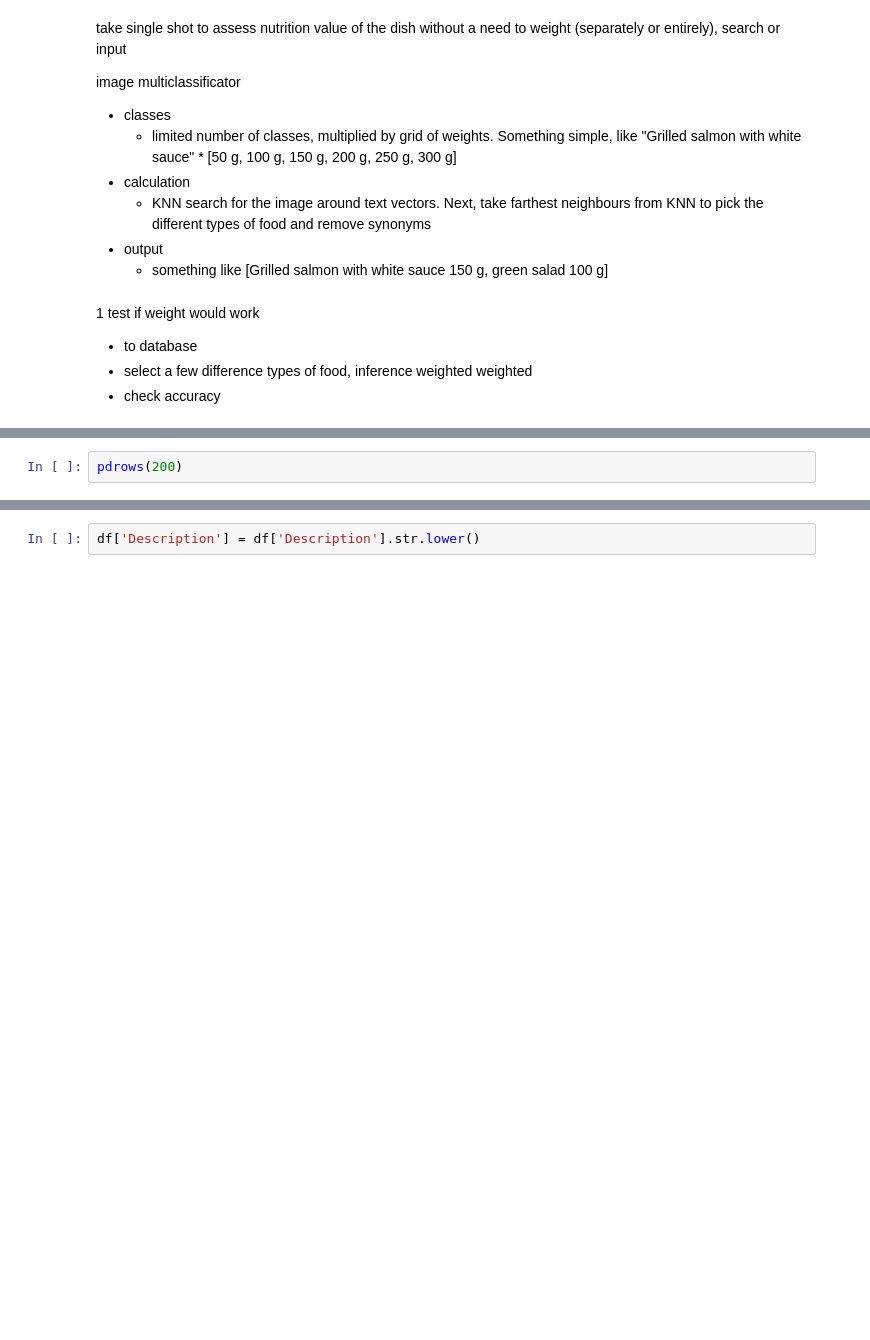
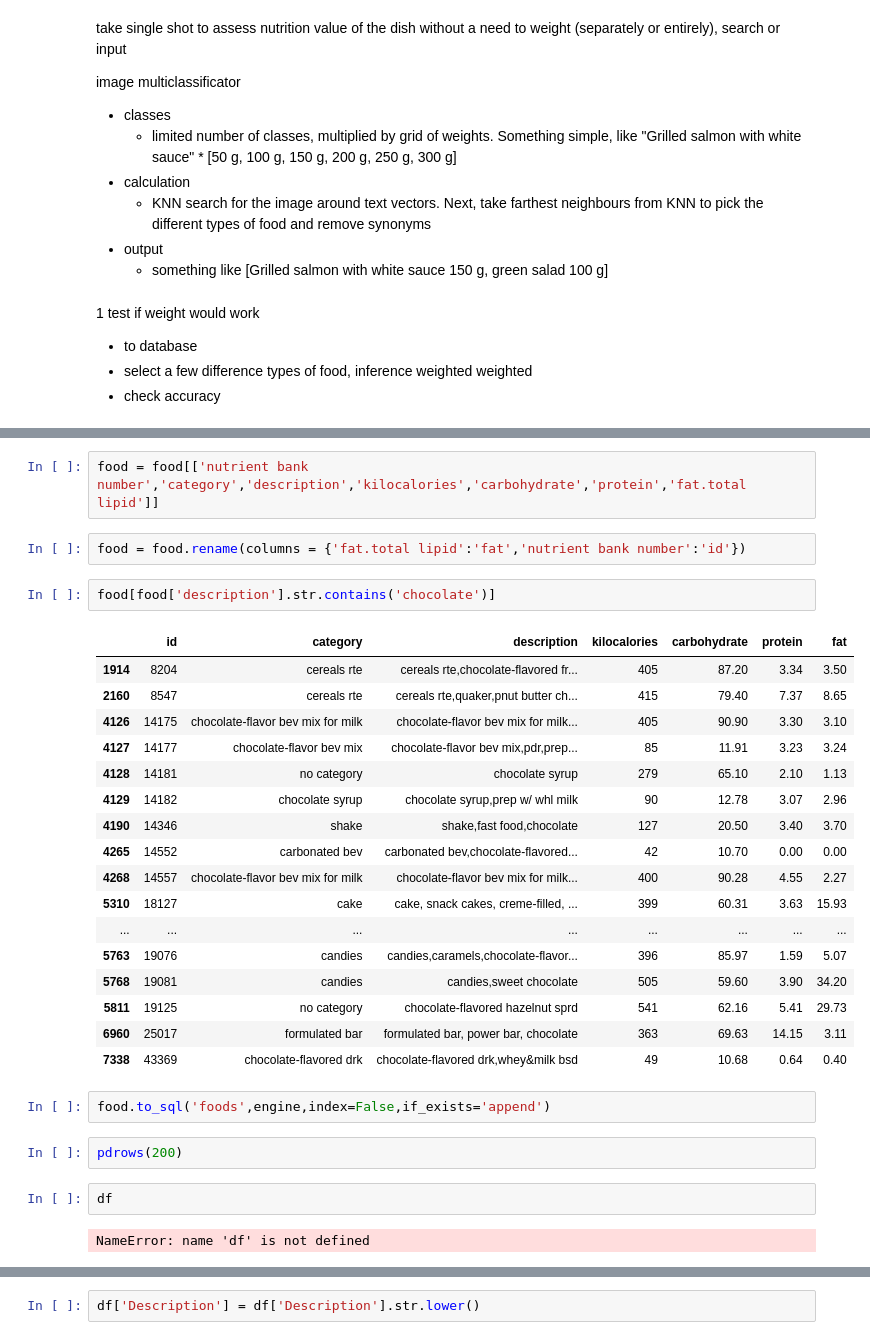
Before and after one commit to DmitriyG228/food, a Jupyter notebook: 0_template copy.ipynb, the cells around one changed output, grey strips where cells are left out. Cells and saved outputs as stored; diff of their text form; blank space fills up the shorter version.

```diff
--- a/0_template copy.ipynb
+++ b/0_template copy.ipynb
@@ -31,2 +170,32 @@ df = pd.read_csv(data_path/'food.csv')
+# %%
+food = food[['nutrient bank number','category','description','kilocalories','carbohydrate','protein','fat.total lipid']]
+# %%
+food = food.rename(columns = {'fat.total lipid':'fat','nutrient bank number':'id'})
+# %%
+food[food['description'].str.contains('chocolate')]
+# %% [output]
+|  | id | category | description | kilocalories | carbohydrate | protein | fat |
+| 1914 | 8204 | cereals rte | cereals rte,chocolate-flavored fr... | 405 | 87.20 | 3.34 | 3.50 |
+| 2160 | 8547 | cereals rte | cereals rte,quaker,pnut butter ch... | 415 | 79.40 | 7.37 | 8.65 |
+| 4126 | 14175 | chocolate-flavor bev mix for milk | chocolate-flavor bev mix for milk... | 405 | 90.90 | 3.30 | 3.10 |
+| 4127 | 14177 | chocolate-flavor bev mix | chocolate-flavor bev mix,pdr,prep... | 85 | 11.91 | 3.23 | 3.24 |
+| 4128 | 14181 | no category | chocolate syrup | 279 | 65.10 | 2.10 | 1.13 |
+| 4129 | 14182 | chocolate syrup | chocolate syrup,prep w/ whl milk | 90 | 12.78 | 3.07 | 2.96 |
+| 4190 | 14346 | shake | shake,fast food,chocolate | 127 | 20.50 | 3.40 | 3.70 |
+| 4265 | 14552 | carbonated bev | carbonated bev,chocolate-flavored... | 42 | 10.70 | 0.00 | 0.00 |
+| 4268 | 14557 | chocolate-flavor bev mix for milk | chocolate-flavor bev mix for milk... | 400 | 90.28 | 4.55 | 2.27 |
+| 5310 | 18127 | cake | cake, snack cakes, creme-filled, ... | 399 | 60.31 | 3.63 | 15.93 |
+| ... | ... | ... | ... | ... | ... | ... | ... |
+| 5763 | 19076 | candies | candies,caramels,chocolate-flavor... | 396 | 85.97 | 1.59 | 5.07 |
+| 5768 | 19081 | candies | candies,sweet chocolate | 505 | 59.60 | 3.90 | 34.20 |
+| 5811 | 19125 | no category | chocolate-flavored hazelnut sprd | 541 | 62.16 | 5.41 | 29.73 |
+| 6960 | 25017 | formulated bar | formulated bar, power bar, chocolate | 363 | 69.63 | 14.15 | 3.11 |
+| 7338 | 43369 | chocolate-flavored drk | chocolate-flavored drk,whey&milk bsd | 49 | 10.68 | 0.64 | 0.40 |
+# %%
+food.to_sql('foods',engine,index=False,if_exists='append')
 # %%
 pdrows(200)
+# %%
+df
+# %% [output]
+NameError: name 'df' is not defined
```
Also changed, not shown: parts of 23 cells of this notebook, 18 other files.
